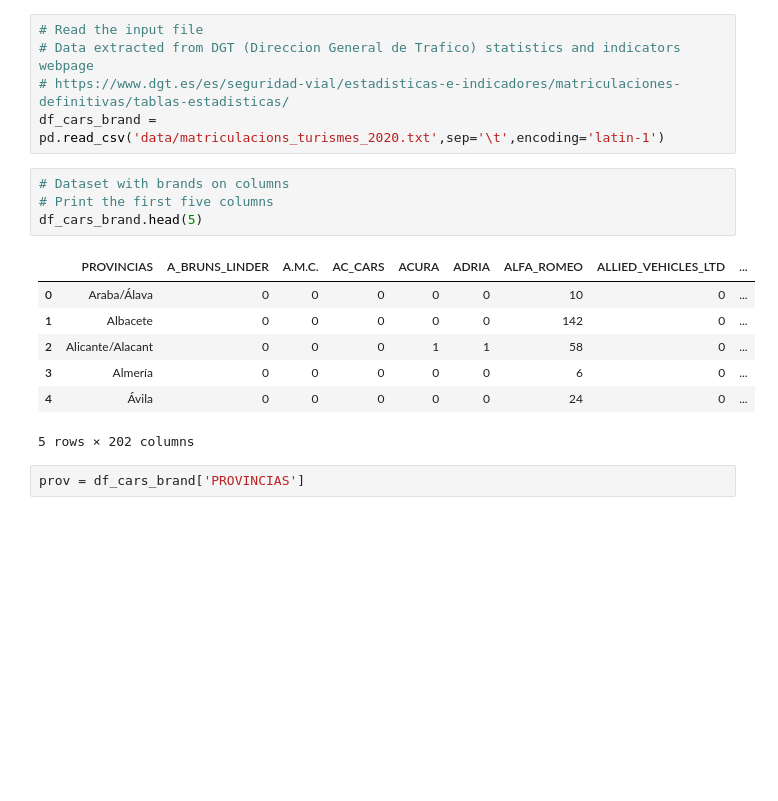
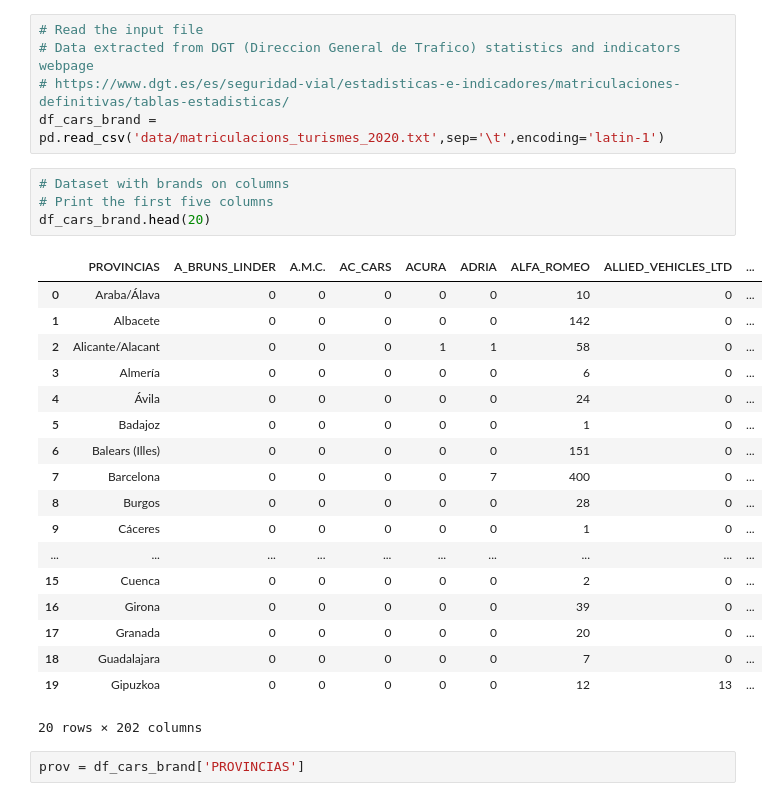
Before and after one commit to miquelcamprodon/sme-materials, a Jupyter notebook: 02-DescriptiveStatisticsInPython.ipynb, the cells around one changed output. Cells and saved outputs as stored; diff of their text form; blank space fills up the shorter version.

```diff
--- a/02-DescriptiveStatisticsInPython.ipynb
+++ b/02-DescriptiveStatisticsInPython.ipynb
@@ -50,15 +41,26 @@ df_cars_brand = pd.read_csv('data/matriculacions_turismes_2020.txt',sep='\t',enc
 # %%
 # Dataset with brands on columns
 # Print the first five columns
-df_cars_brand.head(5)
+df_cars_brand.head(20)
 # %% [output]
 |  | PROVINCIAS | A_BRUNS_LINDER | A.M.C. | AC_CARS | ACURA | ADRIA | ALFA_ROMEO | ALLIED_VEHICLES_LTD | ... |
 | 0 | Araba/Álava | 0 | 0 | 0 | 0 | 0 | 10 | 0 | ... |
 | 1 | Albacete | 0 | 0 | 0 | 0 | 0 | 142 | 0 | ... |
 | 2 | Alicante/Alacant | 0 | 0 | 0 | 1 | 1 | 58 | 0 | ... |
 | 3 | Almería | 0 | 0 | 0 | 0 | 0 | 6 | 0 | ... |
 | 4 | Ávila | 0 | 0 | 0 | 0 | 0 | 24 | 0 | ... |
+| 5 | Badajoz | 0 | 0 | 0 | 0 | 0 | 1 | 0 | ... |
+| 6 | Balears (Illes) | 0 | 0 | 0 | 0 | 0 | 151 | 0 | ... |
+| 7 | Barcelona | 0 | 0 | 0 | 0 | 7 | 400 | 0 | ... |
+| 8 | Burgos | 0 | 0 | 0 | 0 | 0 | 28 | 0 | ... |
+| 9 | Cáceres | 0 | 0 | 0 | 0 | 0 | 1 | 0 | ... |
+| ... | ... | ... | ... | ... | ... | ... | ... | ... | ... |
+| 15 | Cuenca | 0 | 0 | 0 | 0 | 0 | 2 | 0 | ... |
+| 16 | Girona | 0 | 0 | 0 | 0 | 0 | 39 | 0 | ... |
+| 17 | Granada | 0 | 0 | 0 | 0 | 0 | 20 | 0 | ... |
+| 18 | Guadalajara | 0 | 0 | 0 | 0 | 0 | 7 | 0 | ... |
+| 19 | Gipuzkoa | 0 | 0 | 0 | 0 | 0 | 12 | 13 | ... |
-5 rows × 202 columns
+20 rows × 202 columns
 # %%
 prov = df_cars_brand['PROVINCIAS']
 # %%
```
Also changed, not shown: parts of 2 cells of this notebook, 8 other files.
